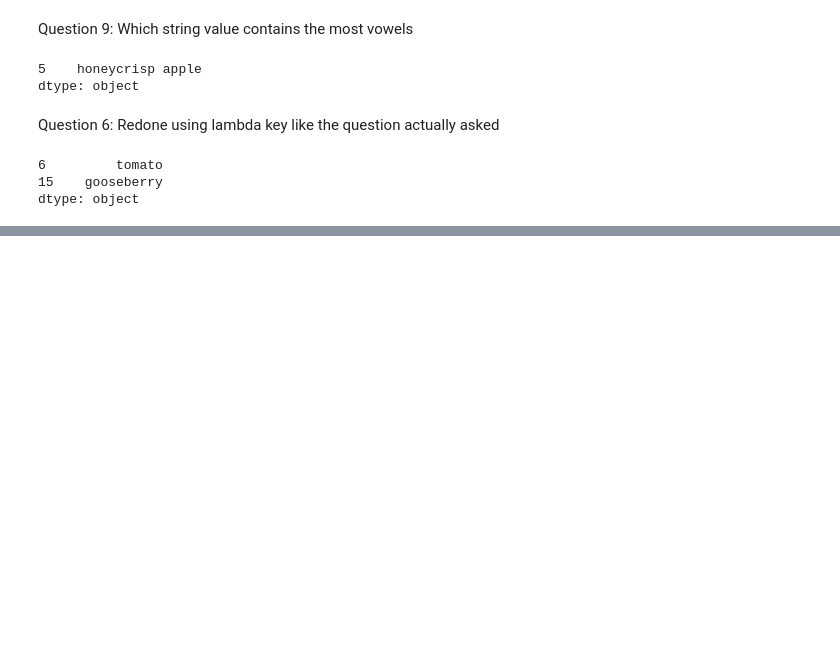
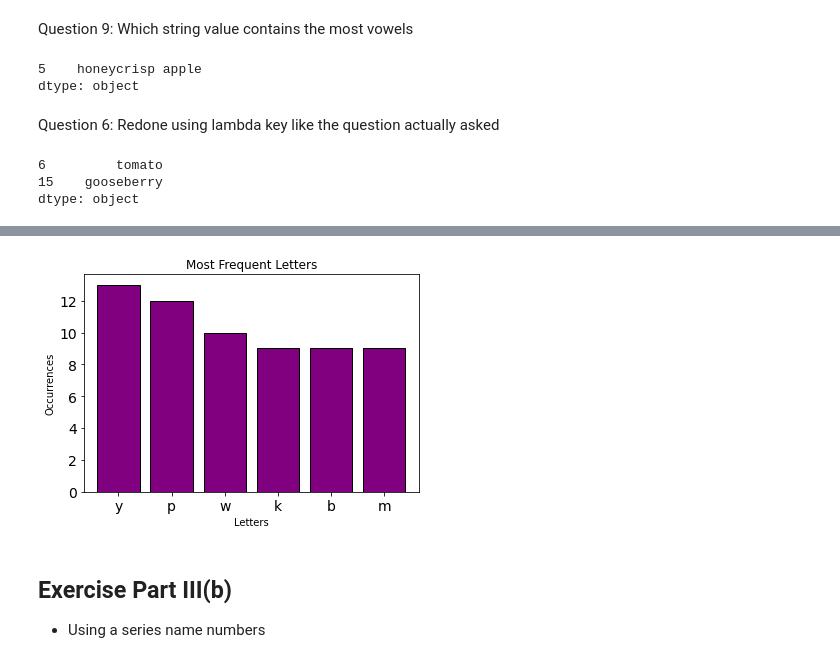
Before and after one commit to ForrestMccrosky/numpy-pandas-visualization-exercises, a Jupyter notebook: pandas_series.ipynb, the cells around one changed output, grey strips where cells are left out. Drawn from its saved outputs; the diff is of its cells as text; code cells hidden in the pictures; blank space fills up the shorter version.

```diff
--- a/pandas_series.ipynb
+++ b/pandas_series.ipynb
@@ -357,0 +447,8 @@ dtype: object
+# %%
+letters.value_counts().head(6).plot.bar(title ='Most Frequent Letters',fontsize= 14,rot=0,color='Purple',ec='black',width=.8).set(xlabel='Letters',ylabel='Occurrences')
+plt.show() ##how to do it the computational way
+# %% [output]
+[figure, added]
+# %% [markdown]
+## Exercise Part III(b)
+- Using a series name numbers
```
Also changed, not shown: parts of 46 cells of this notebook.
